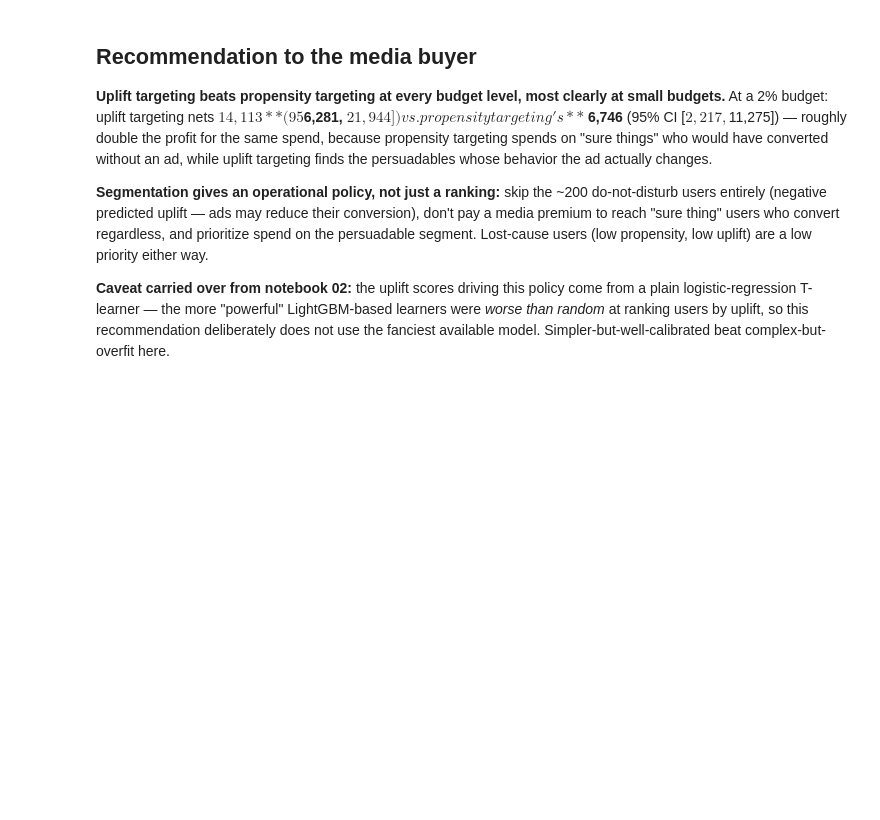
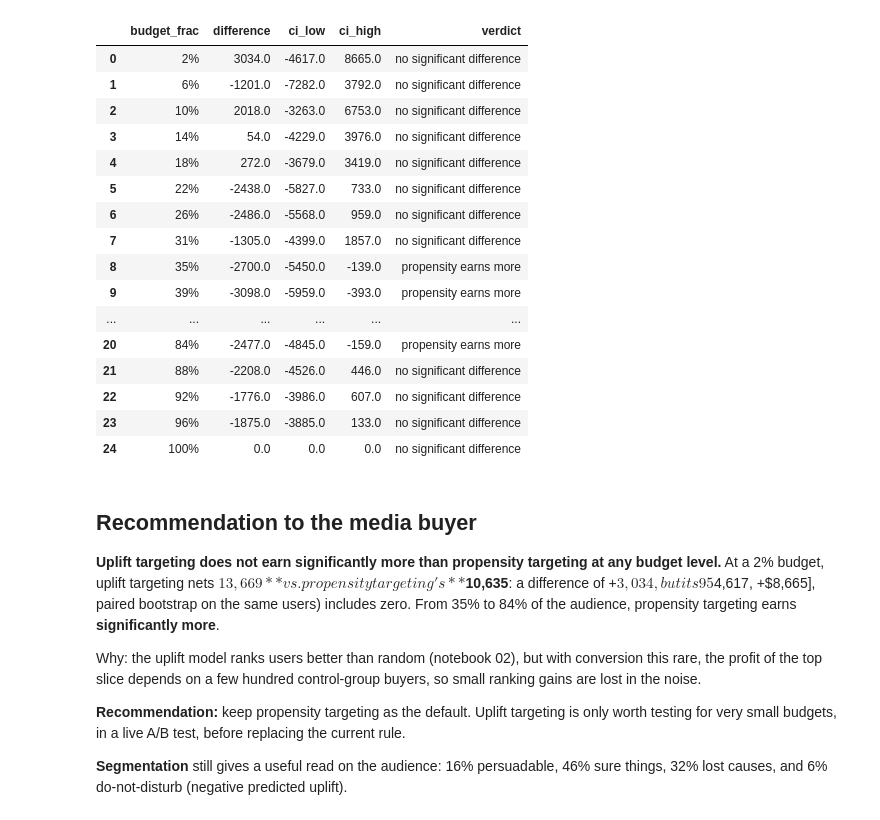
Before and after one commit to FatineKa/retail-media-uplift, a Jupyter notebook: notebooks/03_budget_allocation.ipynb, the cells around one changed output. Cells and saved outputs as stored; diff of their text form; code cells hidden in the pictures; blank space fills up the shorter version.

```diff
--- a/notebooks/03_budget_allocation.ipynb
+++ b/notebooks/03_budget_allocation.ipynb
@@ -113,21 +113,45 @@ view[['policy', 'budget_frac', 'n_targeted', 'profit', 'ci']].sort_values(['budg
 | 24 | propensity | 1.000000 | 900481 | -49438.0 | [-59,051, -39,825] |
 | 49 | uplift | 1.000000 | 900481 | -49438.0 | [-59,051, -39,825] |
+# %%
+# Is the profit gap real? Uplift minus propensity profit on the SAME users,
+# 95% CI from a paired bootstrap (computed by python -m src.train, src.policy.profit_difference)
+diff = pd.read_parquet('../reports/profit_difference.parquet')
+diff['verdict'] = np.where(diff.ci_low > 0, 'uplift earns more',
+                  np.where(diff.ci_high < 0, 'propensity earns more', 'no significant difference'))
+diff['budget_frac'] = (diff.budget_frac * 100).round().astype(int).astype(str) + '%'
+diff.round(0)
+# %% [output]
+|  | budget_frac | difference | ci_low | ci_high | verdict |
+| 0 | 2% | 3034.0 | -4617.0 | 8665.0 | no significant difference |
+| 1 | 6% | -1201.0 | -7282.0 | 3792.0 | no significant difference |
+| 2 | 10% | 2018.0 | -3263.0 | 6753.0 | no significant difference |
+| 3 | 14% | 54.0 | -4229.0 | 3976.0 | no significant difference |
+| 4 | 18% | 272.0 | -3679.0 | 3419.0 | no significant difference |
+| 5 | 22% | -2438.0 | -5827.0 | 733.0 | no significant difference |
+| 6 | 26% | -2486.0 | -5568.0 | 959.0 | no significant difference |
+| 7 | 31% | -1305.0 | -4399.0 | 1857.0 | no significant difference |
+| 8 | 35% | -2700.0 | -5450.0 | -139.0 | propensity earns more |
+| 9 | 39% | -3098.0 | -5959.0 | -393.0 | propensity earns more |
+| ... | ... | ... | ... | ... | ... |
+| 20 | 84% | -2477.0 | -4845.0 | -159.0 | propensity earns more |
+| 21 | 88% | -2208.0 | -4526.0 | 446.0 | no significant difference |
+| 22 | 92% | -1776.0 | -3986.0 | 607.0 | no significant difference |
+| 23 | 96% | -1875.0 | -3885.0 | 133.0 | no significant difference |
+| 24 | 100% | 0.0 | 0.0 | 0.0 | no significant difference |
 # %% [markdown]
 ## Recommendation to the media buyer
 
-**Uplift targeting beats propensity targeting at every budget level, most clearly at small
-budgets.** At a 2% budget: uplift targeting nets **$14,113** (95% CI [$6,281, $21,944]) vs.
-propensity targeting's **$6,746** (95% CI [$2,217, $11,275]) — roughly double the profit for
-the same spend, because propensity targeting spends on "sure things" who would have converted
-without an ad, while uplift targeting finds the persuadables whose behavior the ad actually
-changes.
+**Uplift targeting does not earn significantly more than propensity targeting at any budget
+level.** At a 2% budget, uplift targeting nets **$13,669** vs. propensity targeting's **$10,635**:
+a difference of +$3,034, but its 95% CI ([−$4,617, +$8,665], paired bootstrap on the same users)
+includes zero. From 35% to 84% of the audience, propensity targeting earns **significantly more**.
 
-**Segmentation gives an operational policy, not just a ranking:** skip the ~200 do-not-disturb
-users entirely (negative predicted uplift — ads may reduce their conversion), don't pay a media
-premium to reach "sure thing" users who convert regardless, and prioritize spend on the
-persuadable segment. Lost-cause users (low propensity, low uplift) are a low priority either way.
+Why: the uplift model ranks users better than random (notebook 02), but with conversion this rare,
+the profit of the top slice depends on a few hundred control-group buyers, so small ranking gains
+are lost in the noise.
 
-**Caveat carried over from notebook 02:** the uplift scores driving this policy come from a
-plain logistic-regression T-learner — the more "powerful" LightGBM-based learners were
-*worse than random* at ranking users by uplift, so this recommendation deliberately does not
-use the fanciest available model. Simpler-but-well-calibrated beat complex-but-overfit here.
+**Recommendation:** keep propensity targeting as the default. Uplift targeting is only worth
+testing for very small budgets, in a live A/B test, before replacing the current rule.
+
+**Segmentation** still gives a useful read on the audience: 16% persuadable, 46% sure things,
+32% lost causes, and 6% do-not-disturb (negative predicted uplift).
```
Also changed, not shown: parts of 5 cells of this notebook, 2 other files.
